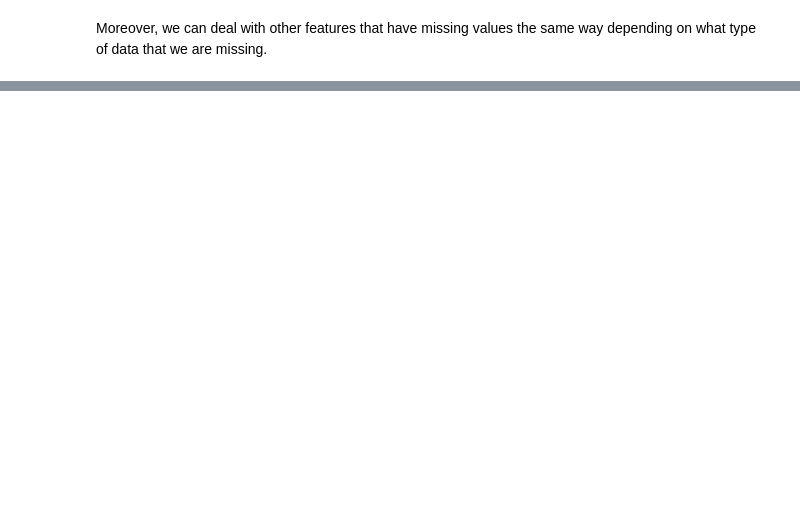
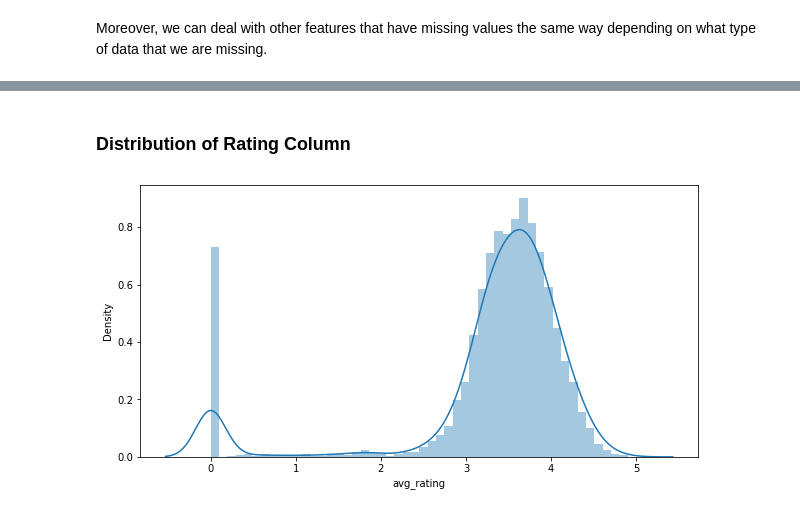
Before and after one commit to diardanoraihan/DA_Projects, a Jupyter notebook: Geospatial_Data_Analysis/Zomato_Case_Study/Project_Notebook.ipynb, the cells around one changed output, grey strips where cells are left out. Saved outputs shown, nothing was run; the diff lists cells and outputs as text; code cells hidden in the pictures; blank space fills up the shorter version.

```diff
--- a/Geospatial_Data_Analysis/Zomato_Case_Study/Project_Notebook.ipynb
+++ b/Geospatial_Data_Analysis/Zomato_Case_Study/Project_Notebook.ipynb
@@ -198,0 +211,4 @@ Moreover, we can deal with other features that have missing values the same way
+# %%
+df_rate = df[['name', 'rate']].groupby(by='name').mean().sort_values(by='rate', ascending=False).reset_index()
+df_rate.rename(columns = {'name':'restaurant', 'rate':'avg_rating'}, inplace = True)
+df_rate.head()
@@ -198,0 +222,8 @@ Moreover, we can deal with other features that have missing values the same way
+# %% [markdown]
+### Distribution of Rating Column
+# %%
+plt.figure(figsize = (10,5))
+sns.distplot(df_rate.avg_rating)
+plt.show()
+# %% [output]
+[figure, added]
```
Also changed, not shown: parts of 34 cells of this notebook.
